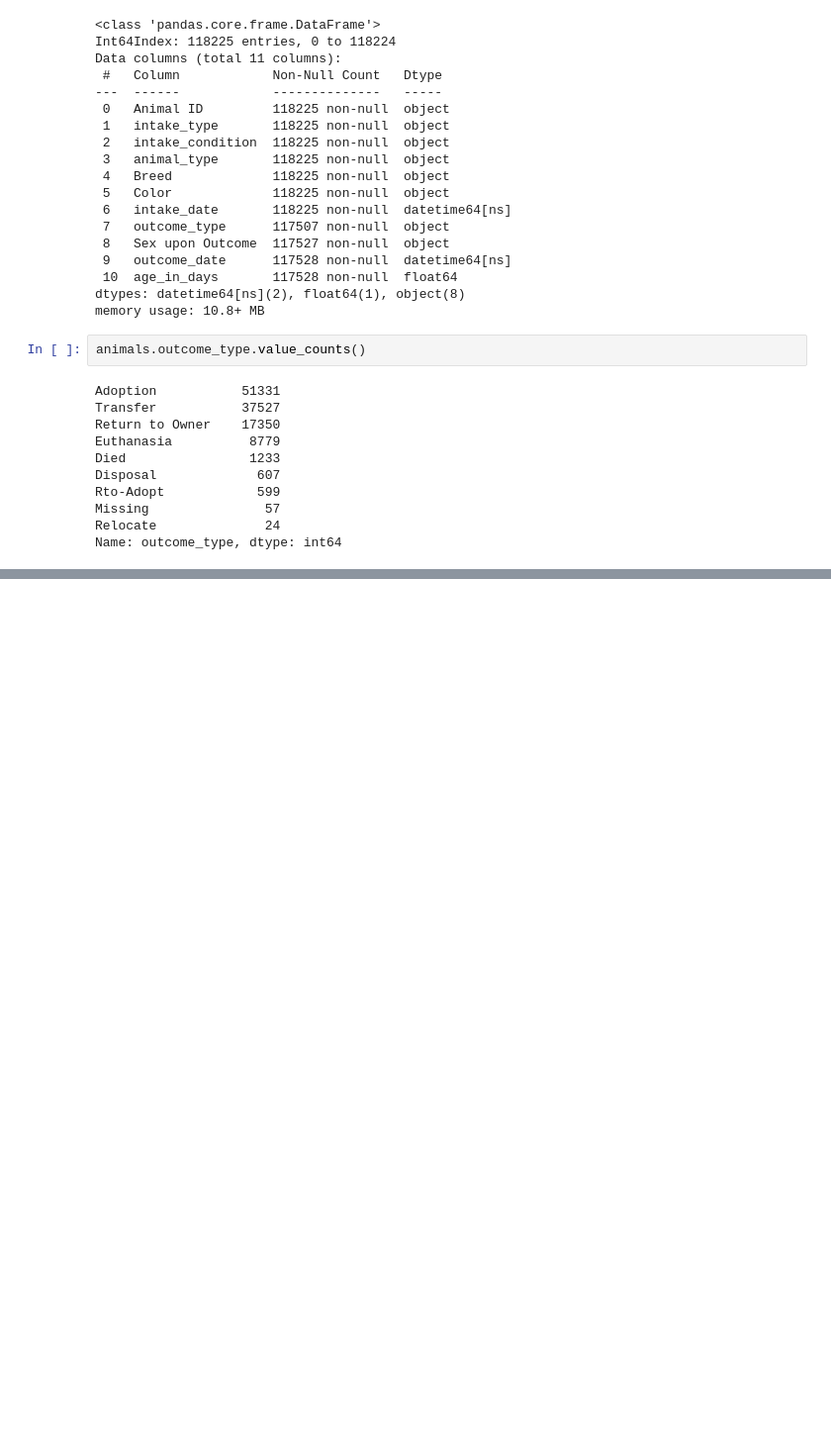
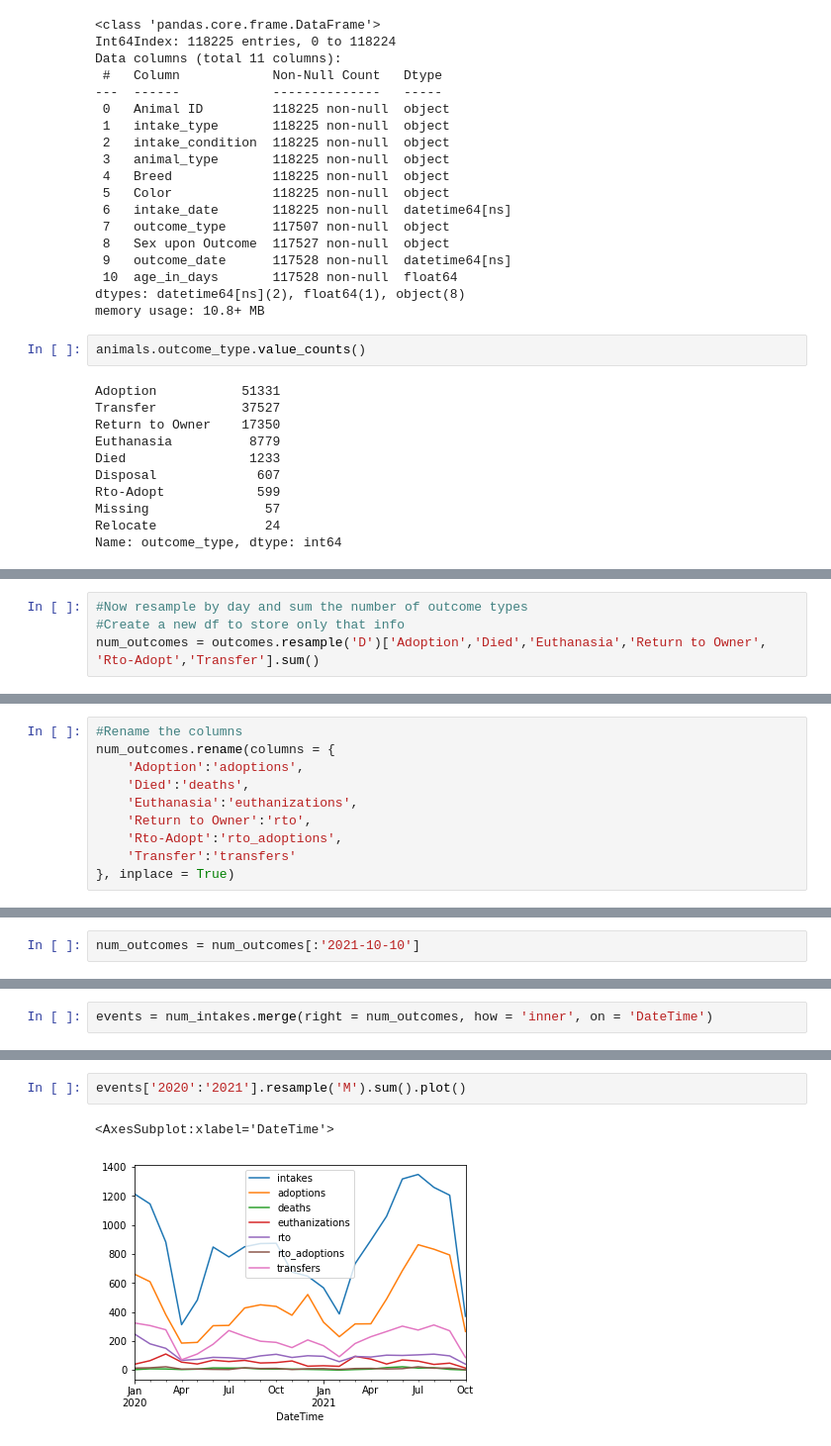
Before and after one commit to johnathon-smith/austin-animal-center-classification-project, a Jupyter notebook: wrangle_data.ipynb, the cells around one changed output, grey strips where cells are left out. Shown at 99% size. Cells and saved outputs as stored; diff of their text form; blank space fills up the shorter version.

Commit message:
Completed merging the intakes and outcomes datasets

```diff
--- a/wrangle_data.ipynb
+++ b/wrangle_data.ipynb
@@ -336,0 +476,4 @@ Name: outcome_type, dtype: int64
+# %%
+#Now resample by day and sum the number of outcome types
+#Create a new df to store only that info
+num_outcomes = outcomes.resample('D')['Adoption','Died','Euthanasia','Return to Owner', 'Rto-Adopt','Transfer'].sum()
@@ -336,0 +507,10 @@ Name: outcome_type, dtype: int64
+# %%
+#Rename the columns
+num_outcomes.rename(columns = {
+    'Adoption':'adoptions',
+    'Died':'deaths',
+    'Euthanasia':'euthanizations',
+    'Return to Owner':'rto',
+    'Rto-Adopt':'rto_adoptions',
+    'Transfer':'transfers'
+}, inplace = True)
@@ -336,0 +519,2 @@ Name: outcome_type, dtype: int64
+# %%
+num_outcomes = num_outcomes[:'2021-10-10']
@@ -336,0 +540,2 @@ Name: outcome_type, dtype: int64
+# %%
+events = num_intakes.merge(right = num_outcomes, how = 'inner', on = 'DateTime')
@@ -336,0 +581,5 @@ Name: outcome_type, dtype: int64
+# %%
+events['2020':'2021'].resample('M').sum().plot()
+# %% [output]
+<AxesSubplot:xlabel='DateTime'>
+[figure, added]
```
Also changed, not shown: parts of 28 cells of this notebook.
